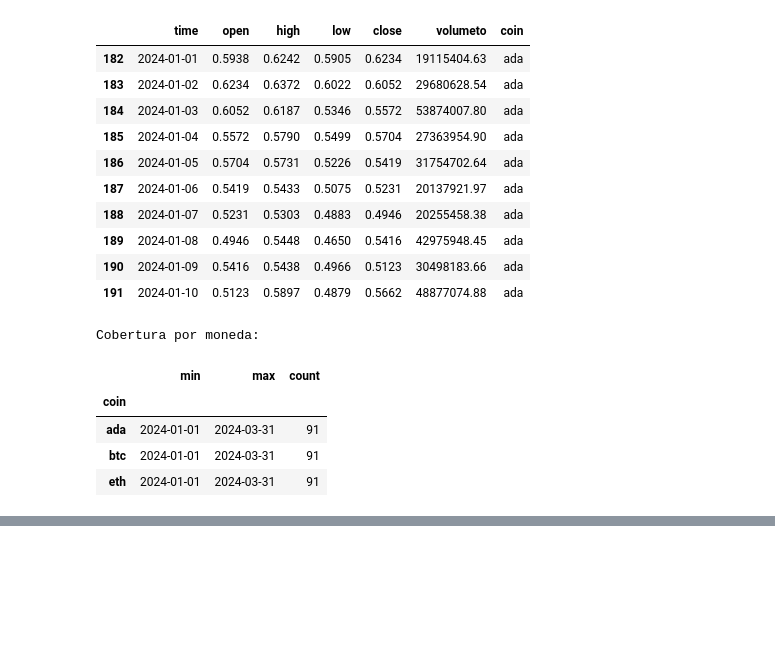
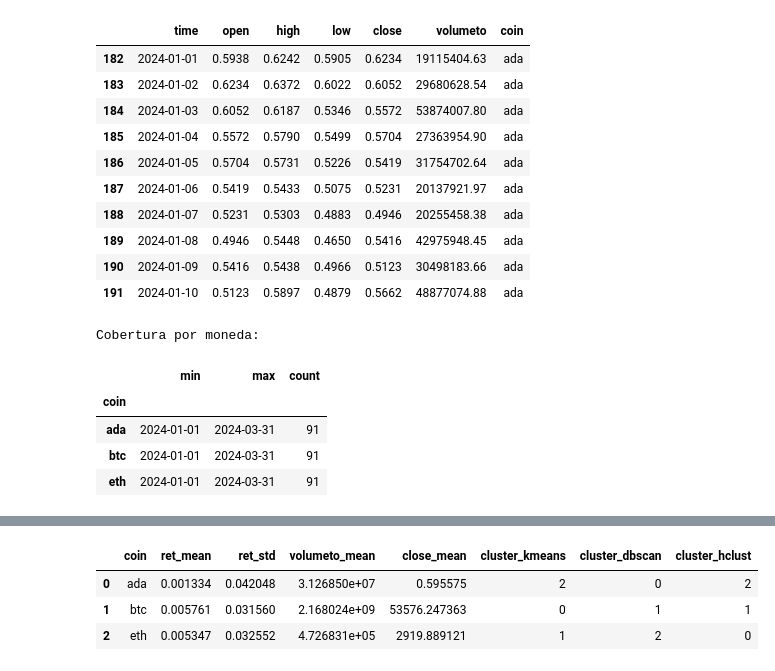
Before and after one commit to JuanFandino21/crypto_proyecto, a Jupyter notebook: crypto.ipynb, the cells around one changed output, grey strips where cells are left out. Cells and saved outputs as stored; diff of their text form; code cells hidden in the pictures; blank space fills up the shorter version.

```diff
--- a/crypto.ipynb
+++ b/crypto.ipynb
@@ -263,0 +367,15 @@ Cobertura por moneda:
+# %%
+def calc_ret_mean(s):
+    return s.pct_change().fillna(0.0).mean()
+
+def calc_ret_std(s):
+    return s.pct_change().fillna(0.0).std()
+
+summary = df.groupby("coin").agg(
+    ret_mean=("close", calc_ret_mean),
+    ret_std=("close", calc_ret_std),
+    volumeto_mean=("volumeto", "mean"),
+    close_mean=("close", "mean"),
+).reset_index()
+
+summary
@@ -263,0 +391,25 @@ Cobertura por moneda:
+# %%
+#escalado de variables numérica
+X = summary[["ret_mean", "ret_std", "volumeto_mean", "close_mean"]].values
+
+escala = StandardScaler()
+Xs = escala.fit_transform(X)
+
+#k-means 3 clusters
+kmeans = KMeans(n_clusters=3, n_init=10, random_state=42)
+summary["cluster_kmeans"] = kmeans.fit_predict(Xs)
+
+#dbscan
+dbscan = DBSCAN(eps=1.0, min_samples=1)
+summary["cluster_dbscan"] = dbscan.fit_predict(Xs)
+
+#jerarquico aglomerativo
+hclust = AgglomerativeClustering(n_clusters=3)
+summary["cluster_hclust"] = hclust.fit_predict(Xs)
+
+summary
+# %% [output]
+|  | coin | ret_mean | ret_std | volumeto_mean | close_mean | cluster_kmeans | cluster_dbscan | cluster_hclust |
+| 0 | ada | 0.001334 | 0.042048 | 3.126850e+07 | 0.595575 | 2 | 0 | 2 |
+| 1 | btc | 0.005761 | 0.031560 | 2.168024e+09 | 53576.247363 | 0 | 1 | 1 |
+| 2 | eth | 0.005347 | 0.032552 | 4.726831e+05 | 2919.889121 | 1 | 2 | 0 |
```
Also changed, not shown: parts of 28 cells of this notebook, 6 other files.
